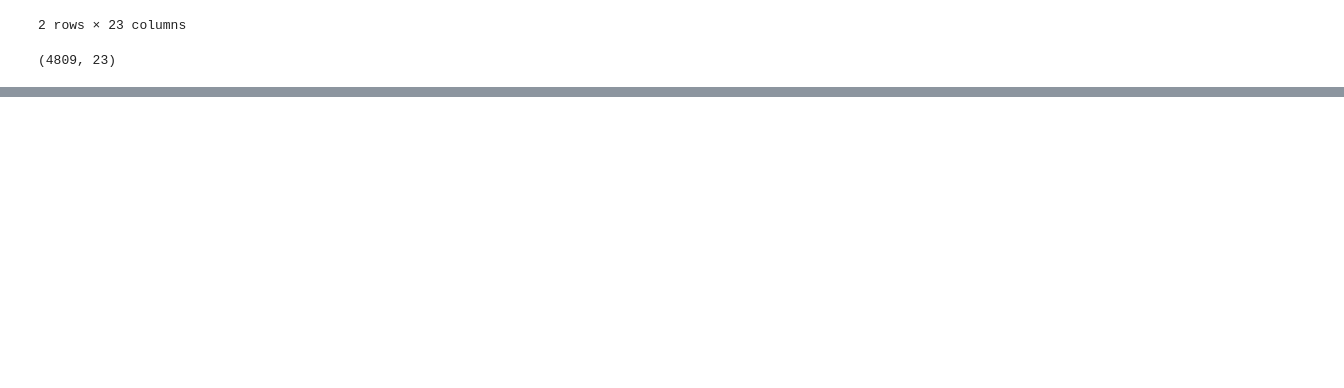
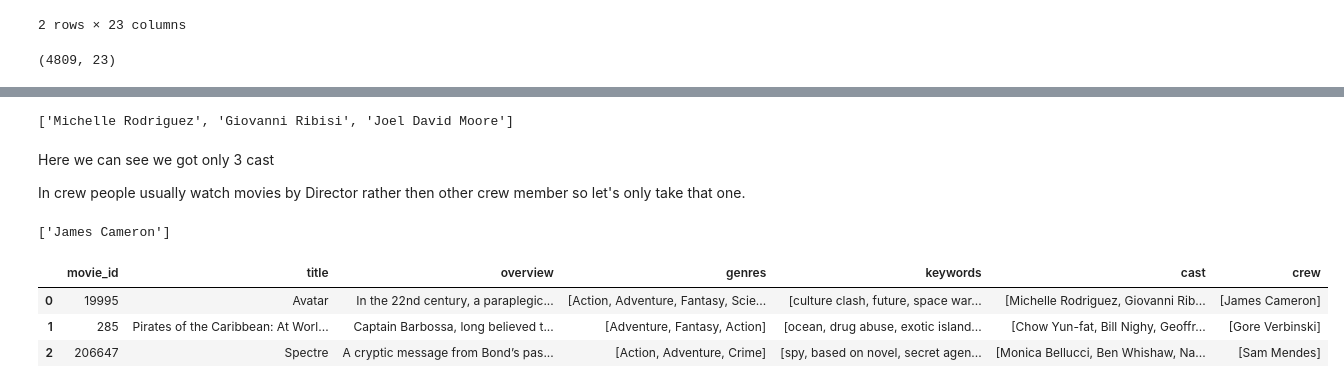
Before and after one commit to Om700-create/movie-recommender-system, a Jupyter notebook: ead and model training.ipynb, the cells around one changed output, grey strips where cells are left out. Drawn from its saved outputs; the diff is of its cells as text; code cells hidden in the pictures; blank space fills up the shorter version.

```diff
--- a/ead and model training.ipynb
+++ b/ead and model training.ipynb
@@ -51,0 +130,3 @@ movies.head()
+# %%
+movies['cast']=movies['cast'].apply(convert3)
+movies.head(2)
@@ -51,0 +157,11 @@ movies.head()
+# %%
+movies['cast']=movies['cast'].apply(lambda x:x[0:3])
+# %%
+movies['cast'][0]
+# %% [output]
+['Michelle Rodriguez', 'Giovanni Ribisi', 'Joel David Moore']
+# %% [markdown]
+Here we can see we got only 3  cast
+
+
+In crew people usually watch movies by Director rather then other crew member so let's only take that one.
@@ -51,0 +177,11 @@ movies.head()
+# %%
+movies['crew'][0]
+# %% [output]
+['James Cameron']
+# %%
+movies.head(3)
+# %% [output]
+|  | movie_id | title | overview | genres | keywords | cast | crew |
+| 0 | 19995 | Avatar | In the 22nd century, a paraplegic... | [Action, Adventure, Fantasy, Scie... | [culture clash, future, space war... | [Michelle Rodriguez, Giovanni Rib... | [James Cameron] |
+| 1 | 285 | Pirates of the Caribbean: At Worl... | Captain Barbossa, long believed t... | [Adventure, Fantasy, Action] | [ocean, drug abuse, exotic island... | [Chow Yun-fat, Bill Nighy, Geoffr... | [Gore Verbinski] |
+| 2 | 206647 | Spectre | A cryptic message from Bond’s pas... | [Action, Adventure, Crime] | [spy, based on novel, secret agen... | [Monica Bellucci, Ben Whishaw, Na... | [Sam Mendes] |
```
Also changed, not shown: parts of 42 cells of this notebook.
